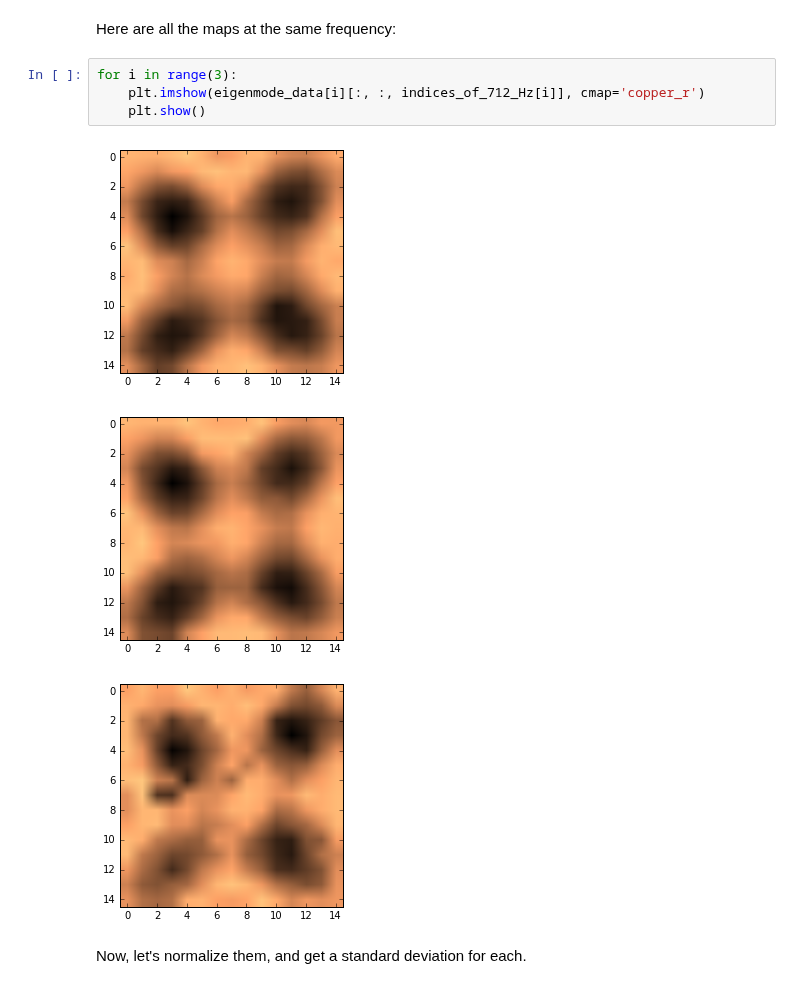
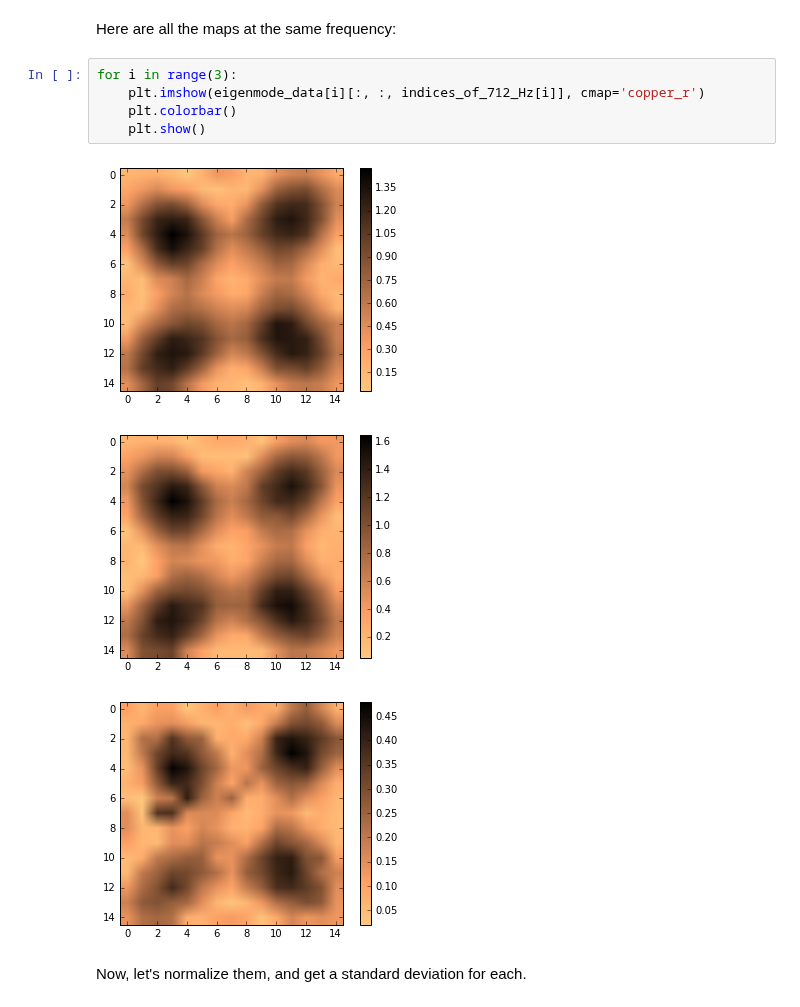
Before and after one commit to ry-dgel/Chladni, a Jupyter notebook: calculating_amplitude_error.ipynb, the cells around one changed output. Cells and saved outputs as stored; diff of their text form.

```diff
--- a/calculating_amplitude_error.ipynb
+++ b/calculating_amplitude_error.ipynb
@@ -23,11 +23,12 @@ Here are all the maps at the same frequency:
 # %%
 for i in range(3):
     plt.imshow(eigenmode_data[i][:, :, indices_of_712_Hz[i]], cmap='copper_r')
+    plt.colorbar()
     plt.show()
 # %% [output]
-[figure, old version]
+[figure, new version]
-[figure, old version]
+[figure, new version]
-[figure, old version]
+[figure, new version]
 # %% [markdown]
 Now, let's normalize them, and get a standard deviation for each.
 # %%
```
Also changed, not shown: parts of 6 cells of this notebook.
